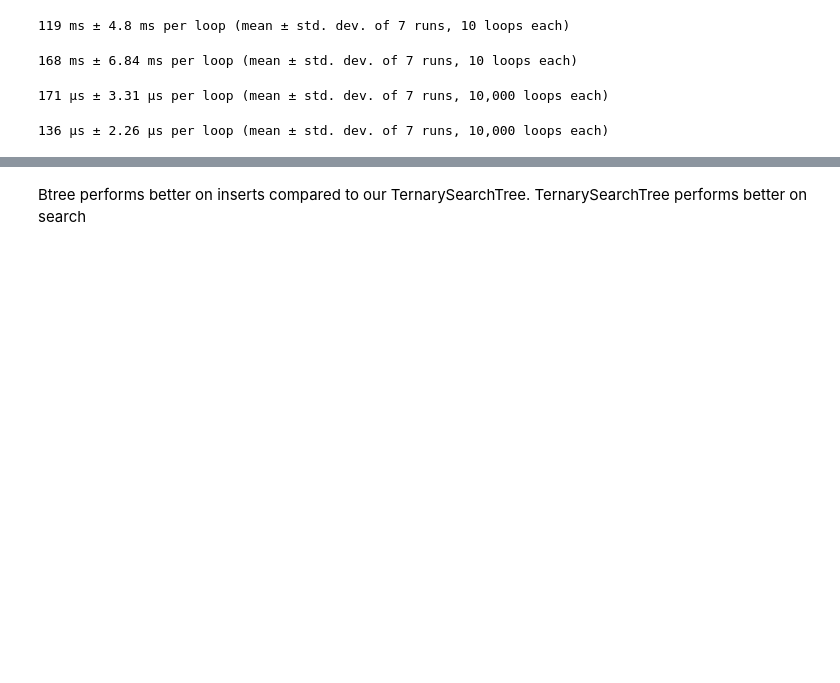
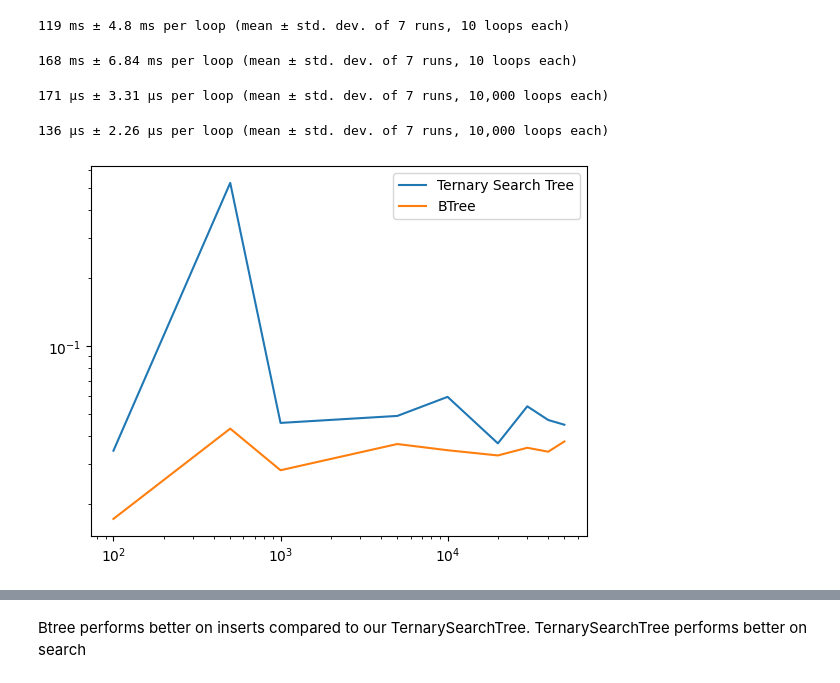
Before and after one commit to yabets/ternary-search-tree, a Jupyter notebook: ternary_search_tree.ipynb, the cells around one changed output, grey strips where cells are left out. Saved outputs shown, nothing was run; the diff lists cells and outputs as text; code cells hidden in the pictures; blank space fills up the shorter version.

Commit message:
plot insert and search comparison

```diff
--- a/ternary_search_tree.ipynb
+++ b/ternary_search_tree.ipynb
@@ -334,3 +334,36 @@ for word in hold_out_sample:
         total += 1
 # %% [output]
 136 μs ± 2.26 μs per loop (mean ± std. dev. of 7 runs, 10,000 loops each)
+# %%
+nr_runs = 10
+btree_times, tst_times = {}, {}
+insert_sample = random.sample(words, k=20)
+for sample in samples:
+    tst = TernarySearchTree()
+    btree = Btree()
+    for word in sample:
+        tst.insert(word)
+        btree.insert(word)
+    tst_times[len(sample)] = 0.0
+    btree_times[len(sample)] = 0.0
+    for _ in range(nr_runs):
+        start_time = time.time_ns()
+        for word in insert_sample:
+            tst.insert(word)
+        end_time = time.time_ns()
+        tst_times[len(sample)] += end_time - start_time
+
+        start_time = time.time_ns()
+        for word in insert_sample:
+            btree.insert(word)
+        end_time = time.time_ns()
+        btree_times[len(sample)] += end_time - start_time
+
+    tst_times[len(sample)] /= nr_runs*1_000_000.0
+    btree_times[len(sample)] /= nr_runs*1_000_000.0
+# %%
+_ = plt.loglog(tst_times.keys(), tst_times.values(), label='Ternary Search Tree')
+_ = plt.loglog(btree_times.keys(), btree_times.values(), label='BTree')
+_ = plt.legend()
+# %% [output]
+[figure, added]
```
Also changed, not shown: parts of 2 cells of this notebook, 3 other files.
